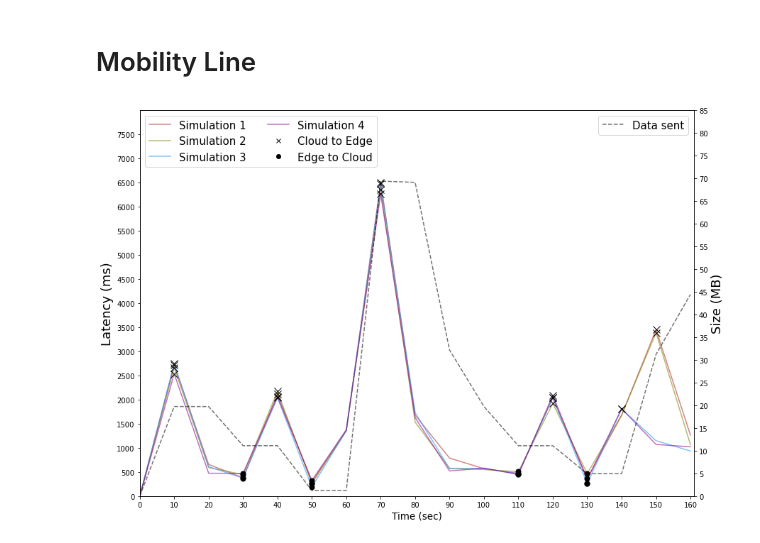
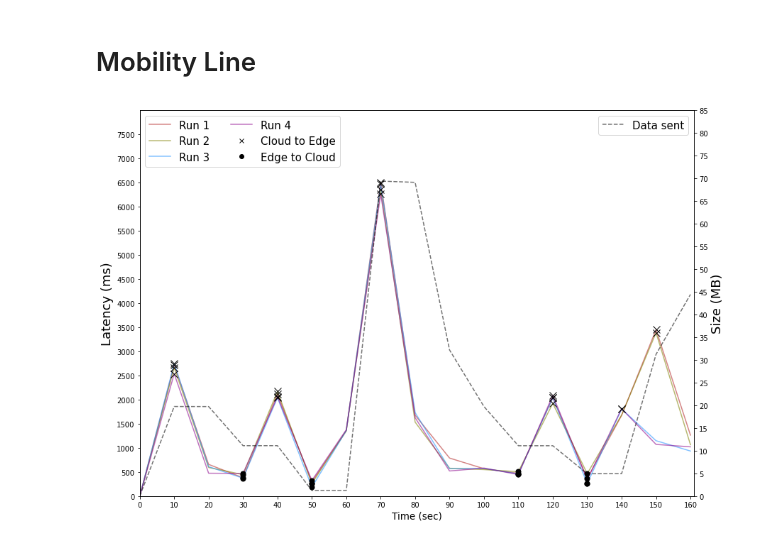
Before and after one commit to LBacchiani/birex_orchestrator, a Jupyter notebook: single_pipeline.ipynb, the cells around one changed output. Cells and saved outputs as stored; diff of their text form; code cells hidden in the pictures.

Commit message:
fix image

```diff
--- a/single_pipeline.ipynb
+++ b/single_pipeline.ipynb
@@ -208,7 +208,7 @@ lat = ax.plot(
     l1,
     linestyle='solid',
     color='firebrick',
-    label='Simulation 1',
+    label='Run 1',
     zorder=10000,
     alpha=.55
 )
@@ -218,7 +218,7 @@ lat3 = ax.plot(
     l3,
     linestyle='solid',
     color='olive',
-    label='Simulation 2',
+    label='Run 2',
     zorder=10000,
     alpha=.55
 )
@@ -228,7 +228,7 @@ lat2 = ax.plot(
     l2,
     linestyle='solid',
     color='dodgerblue',
-    label='Simulation 3',
+    label='Run 3',
     zorder=10000,
     alpha=.55
 )
@@ -239,7 +239,7 @@ lat4 = ax.plot(
     l4,
     linestyle='solid',
     color='darkmagenta',
-    label='Simulation 4',
+    label='Run 4',
     zorder=10000,
     alpha=.55
 )
@@ -295,33 +295,33 @@ ax.plot(15, 3387.6666666666665, linewidth=100, marker="x", markersize=ms+3, mark
 
 ax.plot(14, 1806.5, linewidth=100, marker="x", markersize=ms+3, markeredgecolor="black", markerfacecolor="black", zorder=10000)
 ax.plot(14, 1812, linewidth=100, marker="x", markersize=ms+3, markeredgecolor="black", markerfacecolor="black", zorder=10000)
 
 
 
 
 ax.plot([],[],'x',label="Cloud to Edge", color='black')
 ax.plot([],[],'o',label="Edge to Cloud", color='black')
 
 
 # set ticks and labels
 ax.set_xlabel('Time (sec)', fontsize=13.5)
 ax.set_xticks(range(0, 17))
 ax.set_xticklabels([x for x in range(0, 170, 10)])
 
 # background ticks and labels
 ax.set_yticks(range(0, 8000, 500))
 ax_background.set_yticks(range(0, 90, 5))
 ax.set_xlim(0, 16.1)
 ax.set_ylim(-.0001, 8000)
 ax_background.set_ylim(-.0001, 85)
 ax.set_ylabel('Latency (ms)', fontsize=18)
 ax_background.set_ylabel('Size (MB)', fontsize=18)
 
 # legend settings
 ax.legend(loc='upper left', ncol=2, frameon=True, fontsize=15)
 ax_background.legend(loc='upper right', ncol=1, frameon=True, fontsize=15)
 plt.show()
 # %% [output]
-[figure, old version]
+[figure, new version]
 # %%
 fig.savefig(f'images/mobility_single_pipeline_2_run.pdf', dpi=100)
```
Also changed, not shown: 1 other file.
